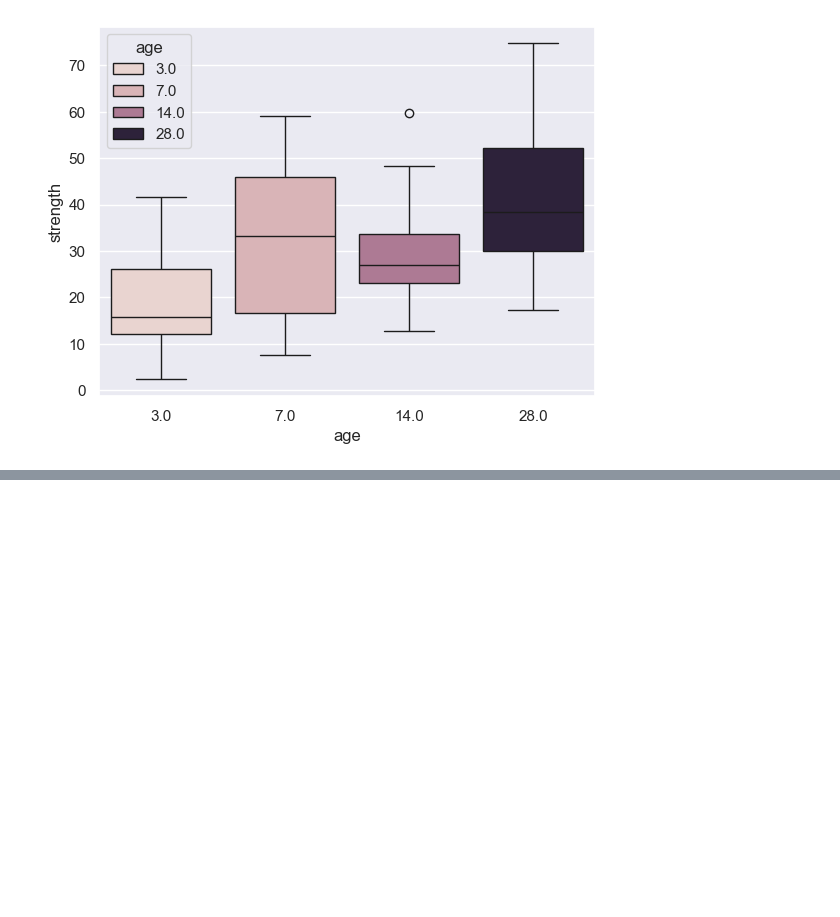
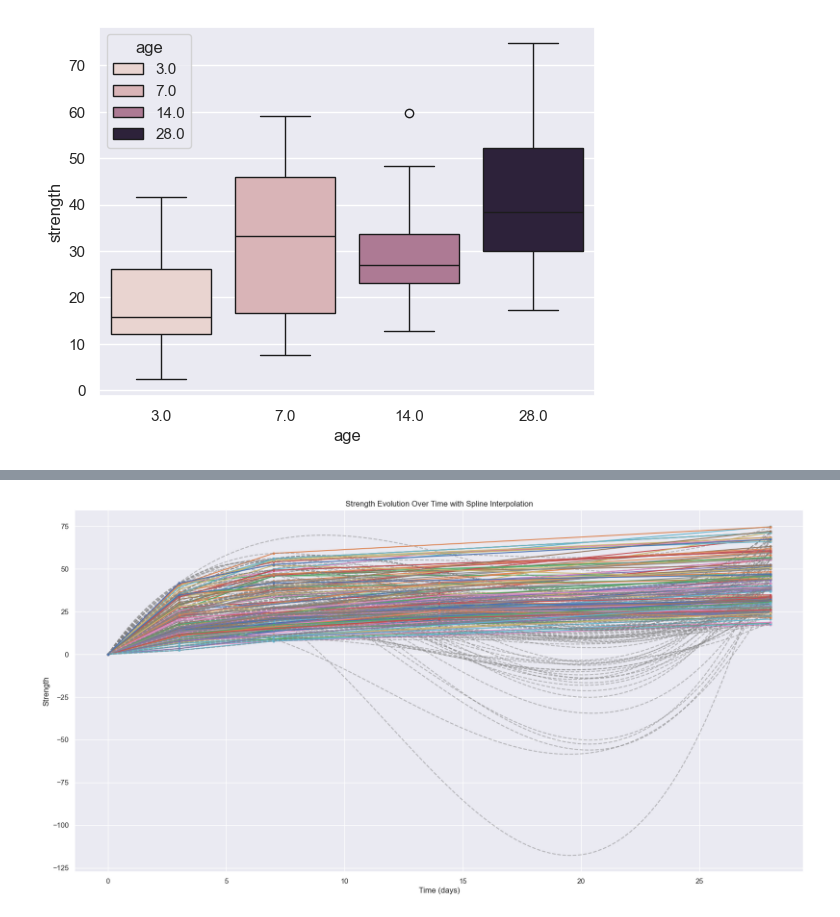
Before and after one commit to supernauth/cement_manufacturing, a Jupyter notebook: cement_manufacuring.ipynb, the cells around one changed output, grey strips where cells are left out. Saved outputs shown, nothing was run; the diff lists cells and outputs as text; code cells hidden in the pictures; blank space fills up the shorter version.

```diff
--- a/cement_manufacuring.ipynb
+++ b/cement_manufacuring.ipynb
@@ -571,0 +588,23 @@ sns.boxplot(
+# %%
+from scipy.interpolate import CubicSpline
+
+plt.figure(figsize=(20, 10))
+
+for index, row in df_ordered.iterrows():
+    x = [0] + [row[x_col] for x_col in x_values]
+    y = [0] + [row[y_col] for y_col in y_values]
+    plt.plot(x, y, marker='o', markersize=3, linestyle='-')
+
+    spline = CubicSpline(x, y, extrapolate=True)
+    x_range = np.linspace(0, max(x), 100)
+    y_spline = spline(x_range)
+    plt.plot(x_range, y_spline, linestyle='--', color='gray', alpha=0.5)
+
+plt.xlabel('Time (days)')
+plt.ylabel('Strength')
+plt.title('Strength Evolution Over Time with Spline Interpolation')
+plt.grid(True)
+
+plt.show()
+# %% [output]
+[figure, added]
```
Also changed, not shown: parts of 1 cell of this notebook.
